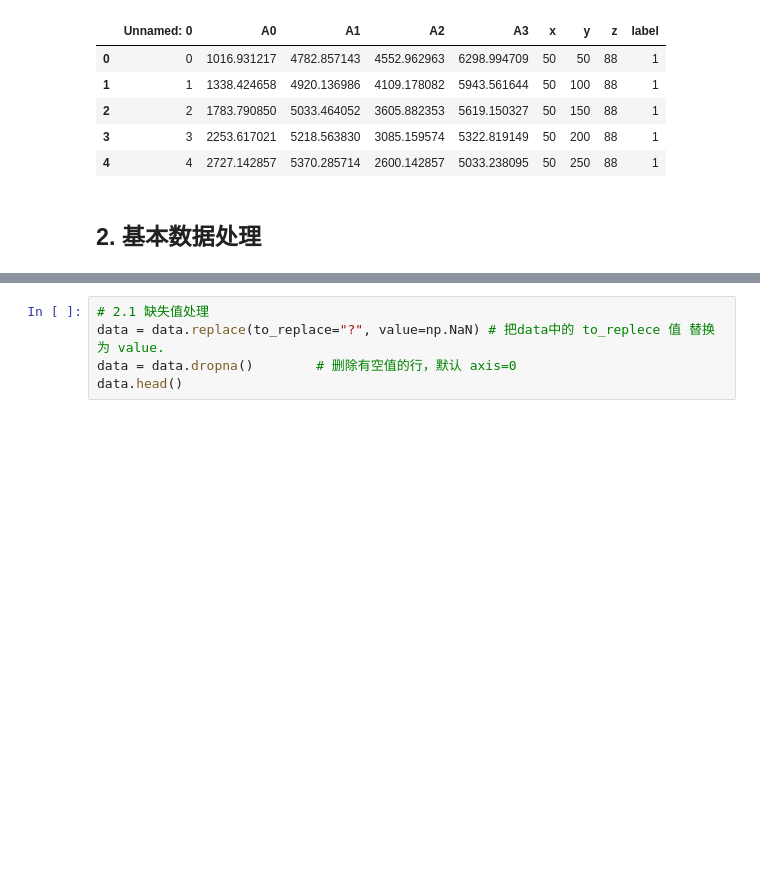
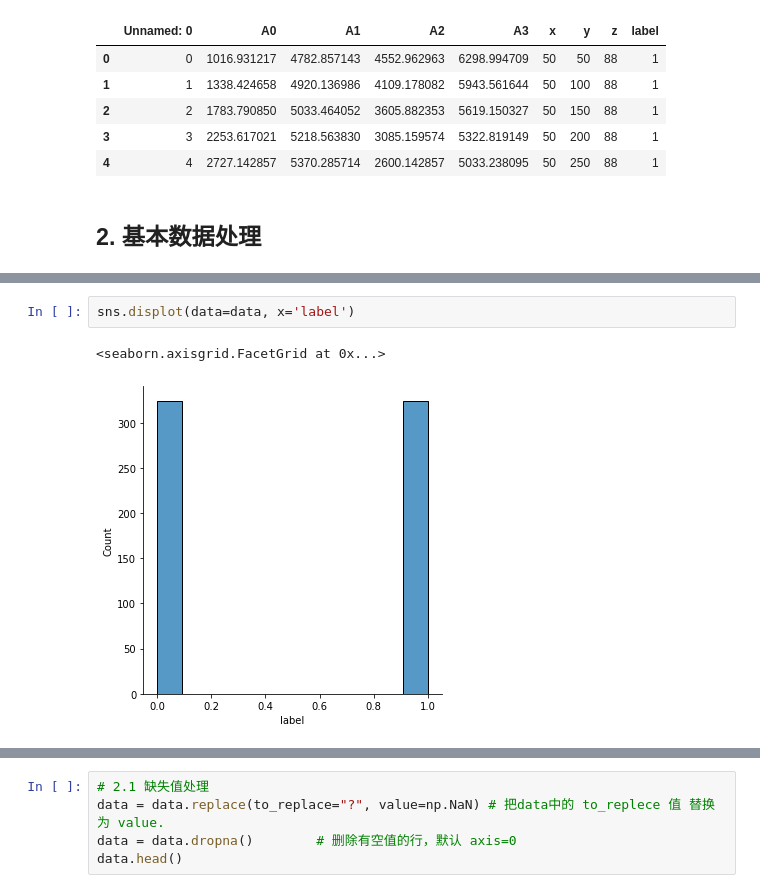
Before and after one commit to SunshineHai/LeetCode, a Jupyter notebook: MachineLearning/坐标预测测试.ipynb, the cells around one changed output, grey strips where cells are left out. Cells and saved outputs as stored; diff of their text form; blank space fills up the shorter version.

```diff
--- a/MachineLearning/坐标预测测试.ipynb
+++ b/MachineLearning/坐标预测测试.ipynb
@@ -20,0 +64,5 @@ data.head()
+# %%
+sns.displot(data=data, x='label')
+# %% [output]
+<seaborn.axisgrid.FacetGrid at 0x...>
+[figure, added]
```
Also changed, not shown: parts of 8 cells of this notebook, 9 other files.
